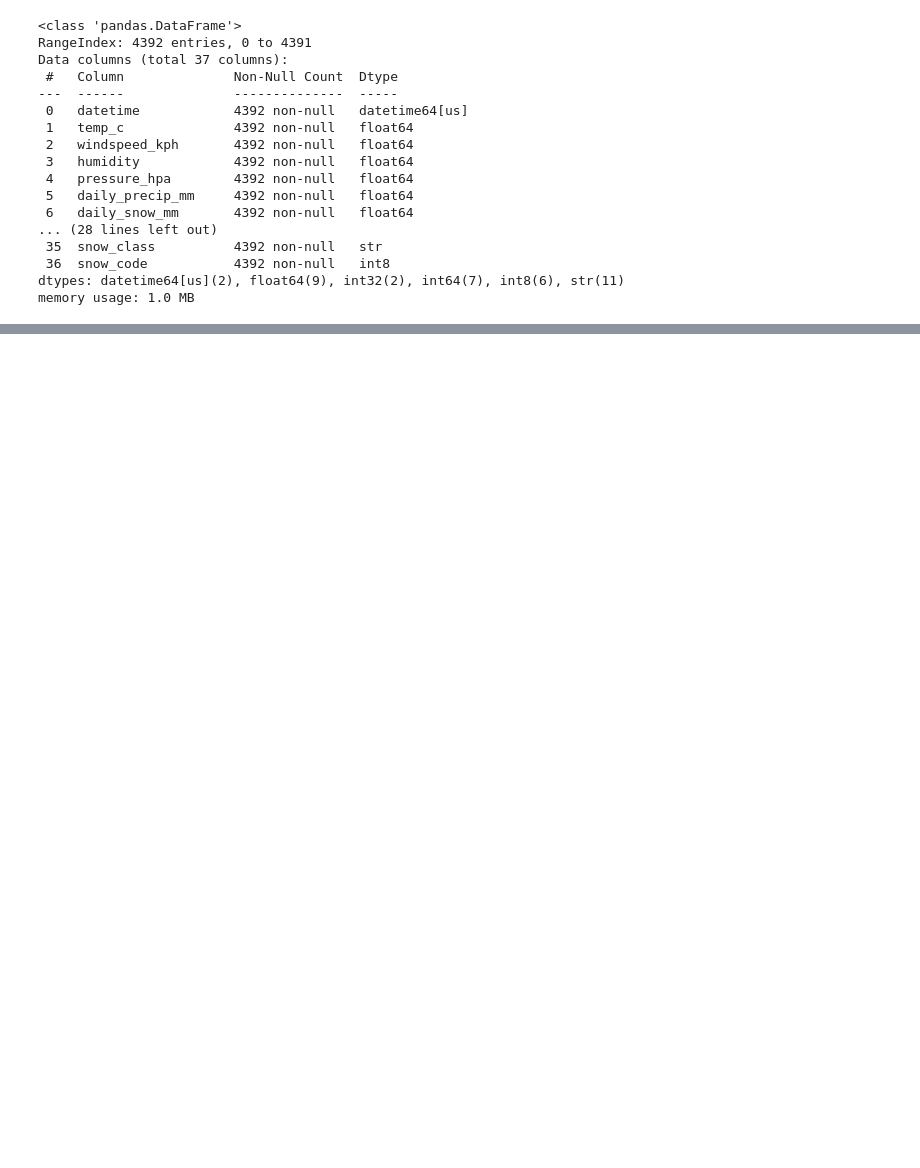
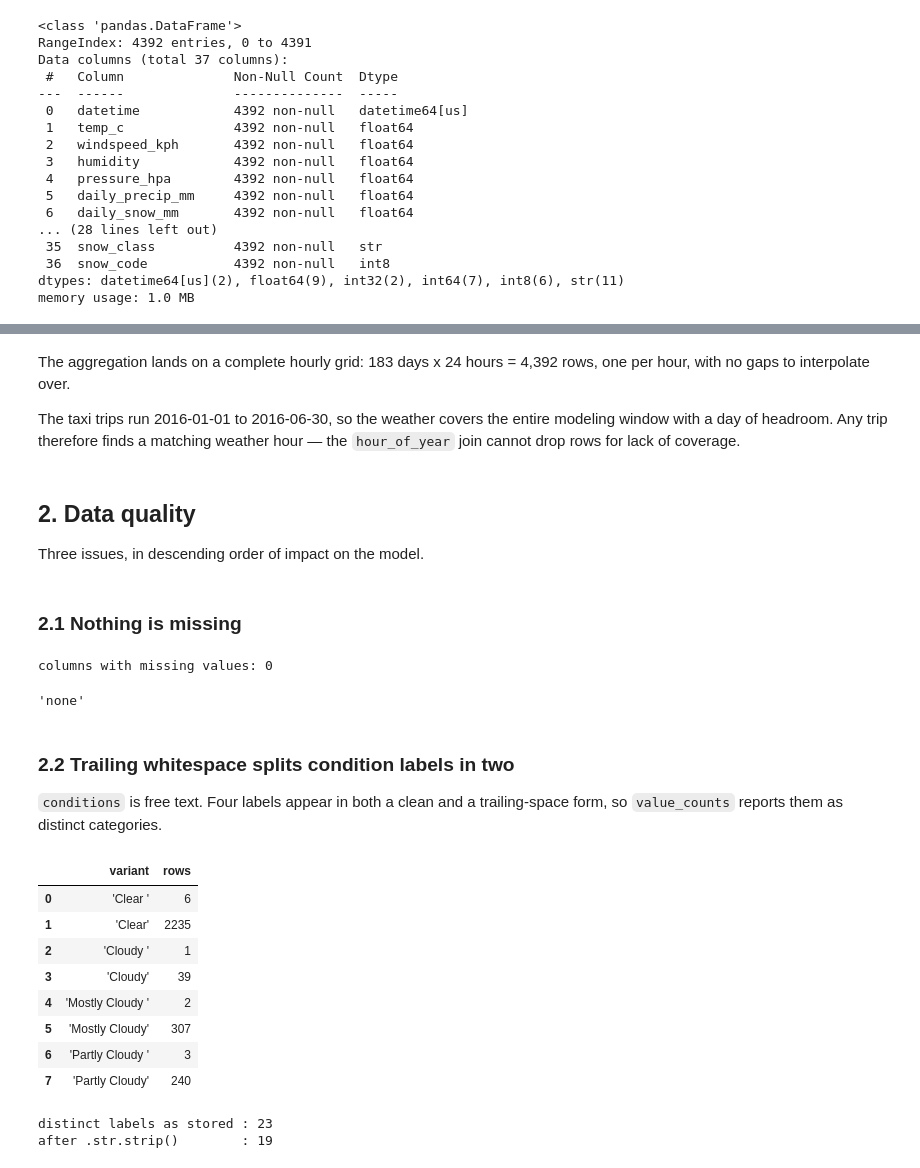
Before and after one commit to Wendo99/NYC-Taxi-Trip-Duration, a Jupyter notebook: notebooks/weather.ipynb, the cells around one changed output, grey strips where cells are left out. Saved outputs shown, nothing was run; the diff lists cells and outputs as text; code cells hidden in the pictures; blank space fills up the shorter version.

```diff
--- a/notebooks/weather.ipynb
+++ b/notebooks/weather.ipynb
@@ -278,0 +68,50 @@ np.int64(0)
+# %% [markdown]
+The aggregation lands on a complete hourly grid: 183 days x 24 hours = 4,392
+rows, one per hour, with no gaps to interpolate over.
+
+The taxi trips run 2016-01-01 to 2016-06-30, so the weather covers the entire
+modeling window with a day of headroom. Any trip therefore finds a matching
+weather hour — the `hour_of_year` join cannot drop rows for lack of coverage.
+# %% [markdown]
+## 2. Data quality
+
+Three issues, in descending order of impact on the model.
+# %% [markdown]
+### 2.1 Nothing is missing
+# %%
+missing = weather_df.isna().sum()
+print("columns with missing values:", (missing > 0).sum())
+missing[missing > 0] if (missing > 0).any() else "none"
+# %% [output]
+columns with missing values: 0
+'none'
+# %% [markdown]
+### 2.2 Trailing whitespace splits condition labels in two
+
+`conditions` is free text. Four labels appear in both a clean and a
+trailing-space form, so `value_counts` reports them as distinct categories.
+# %%
+counts = weather_df["conditions"].value_counts()
+stripped = counts.groupby(counts.index.str.strip()).size()
+
+duplicated = stripped[stripped > 1].index
+pd.DataFrame({
+  "variant": [repr(c) for c in counts.index if c.strip() in duplicated],
+  "rows": [counts[c] for c in counts.index if c.strip() in duplicated],
+}).sort_values("variant").reset_index(drop=True)
+# %% [output]
+|  | variant | rows |
+| 0 | 'Clear ' | 6 |
+| 1 | 'Clear' | 2235 |
+| 2 | 'Cloudy ' | 1 |
+| 3 | 'Cloudy' | 39 |
+| 4 | 'Mostly Cloudy ' | 2 |
+| 5 | 'Mostly Cloudy' | 307 |
+| 6 | 'Partly Cloudy ' | 3 |
+| 7 | 'Partly Cloudy' | 240 |
+# %%
+print(f"distinct labels as stored : {weather_df['conditions'].nunique()}")
+print(f"after .str.strip()        : {weather_df['conditions'].str.strip().nunique()}")
+# %% [output]
+distinct labels as stored : 23
+after .str.strip()        : 19
```
Also changed, not shown: parts of 62 cells of this notebook.
